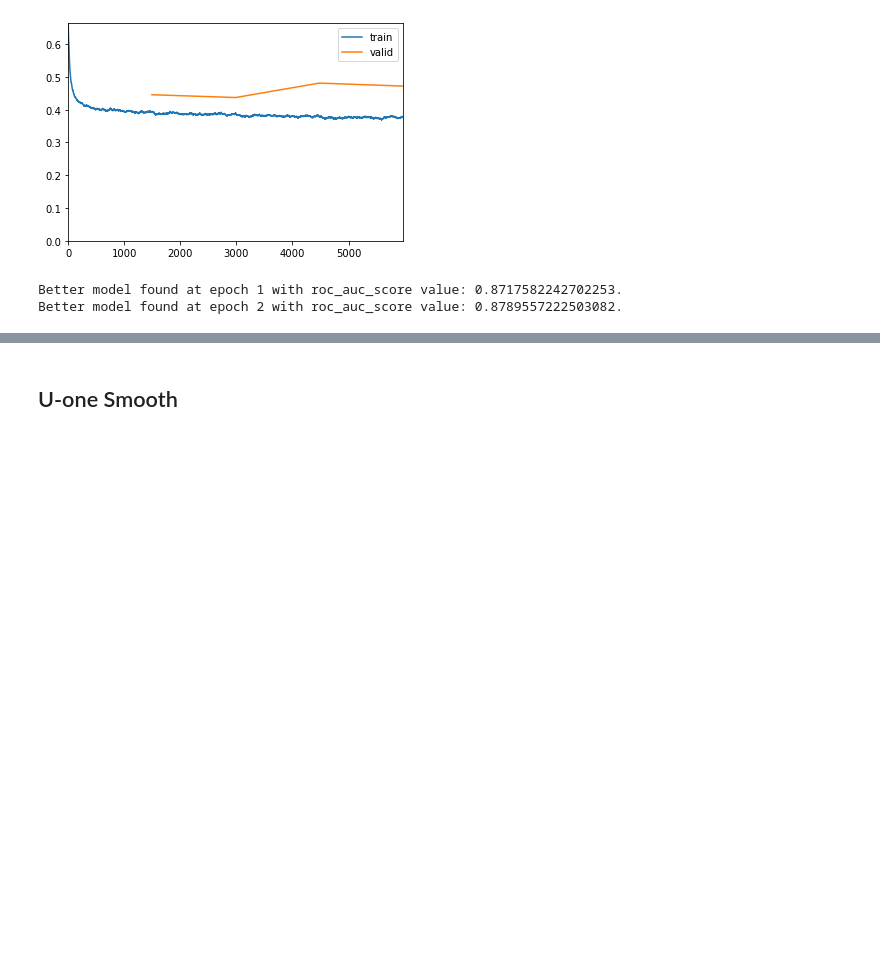
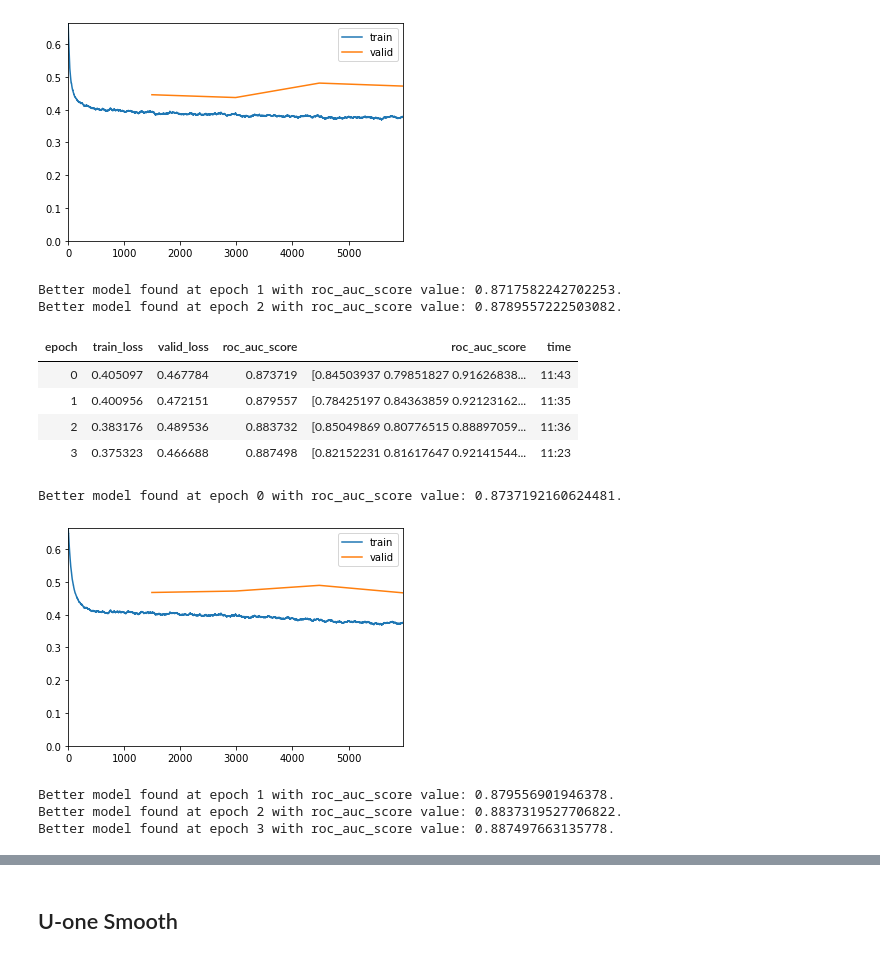
Before and after one commit to anhquan0412/chestx_interpretation, a Jupyter notebook: 1_pick_best_uncertainty_replacement_full.ipynb, the cells around one changed output, grey strips where cells are left out. Saved outputs shown, nothing was run; the diff lists cells and outputs as text; code cells hidden in the pictures; blank space fills up the shorter version.

Commit message:
add more experiments and finish 2 stage training

```diff
--- a/1_pick_best_uncertainty_replacement_full.ipynb
+++ b/1_pick_best_uncertainty_replacement_full.ipynb
@@ -275,3 +275,20 @@ Better model found at epoch 0 with roc_auc_score value: 0.8683337092944614.
 [figure]
 Better model found at epoch 1 with roc_auc_score value: 0.8717582242702253.
 Better model found at epoch 2 with roc_auc_score value: 0.8789557222503082.
+# %%
+LR=1e-3
+WEIGHT_NAME='densenet_bce_udefault_fit_1cycle_highlr'
+model = get_densenet_model(SEED)
+loss,opt = get_loss_and_optimizer(model,LR,loss_type='bce',use_fastai=True,weight_decay=WEIGHT_DECAY)
+train_fastai_learner(fastai_loader,model,loss,opt,LR,n_epochs=N_EPOCHS,weight_name=WEIGHT_NAME,lr_scheduler='1cycle')
+# %% [output]
+| epoch | train_loss | valid_loss | roc_auc_score | roc_auc_score | time |
+| 0 | 0.405097 | 0.467784 | 0.873719 | [0.84503937 0.79851827 0.91626838... | 11:43 |
+| 1 | 0.400956 | 0.472151 | 0.879557 | [0.78425197 0.84363859 0.92123162... | 11:35 |
+| 2 | 0.383176 | 0.489536 | 0.883732 | [0.85049869 0.80776515 0.88897059... | 11:36 |
+| 3 | 0.375323 | 0.466688 | 0.887498 | [0.82152231 0.81617647 0.92141544... | 11:23 |
+Better model found at epoch 0 with roc_auc_score value: 0.8737192160624481.
+[figure, added]
+Better model found at epoch 1 with roc_auc_score value: 0.879556901946378.
+Better model found at epoch 2 with roc_auc_score value: 0.8837319527706822.
+Better model found at epoch 3 with roc_auc_score value: 0.887497663135778.
```
Also changed, not shown: parts of 1 cell of this notebook, 7 other files.
